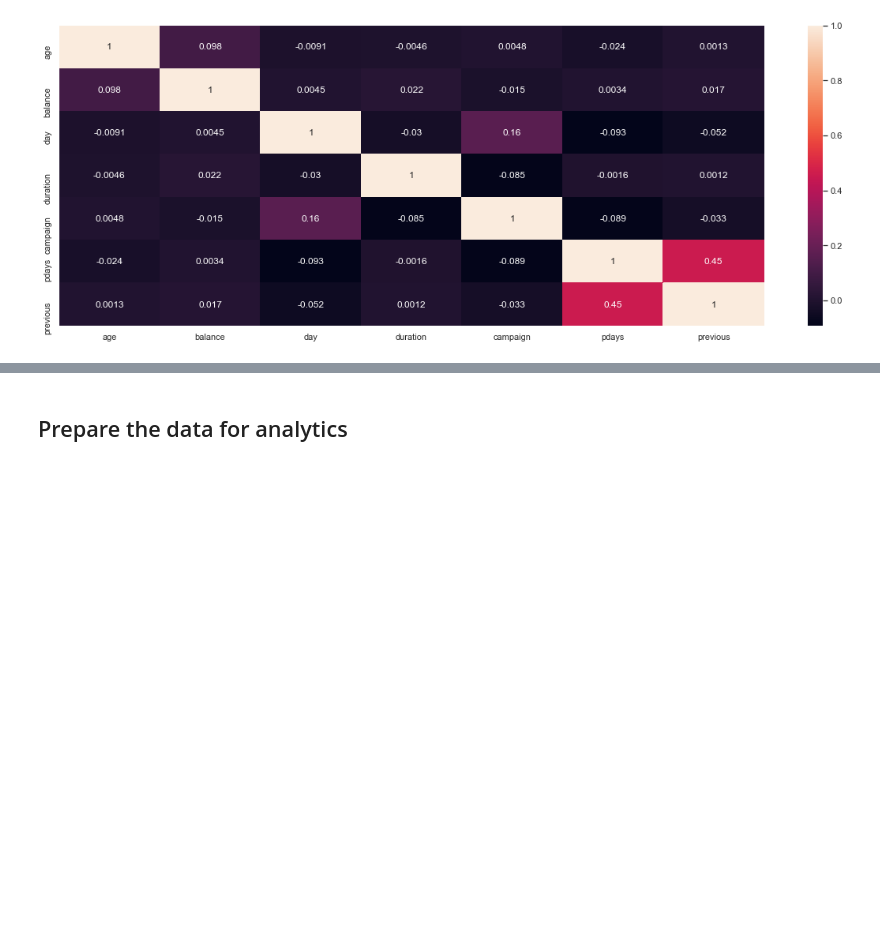
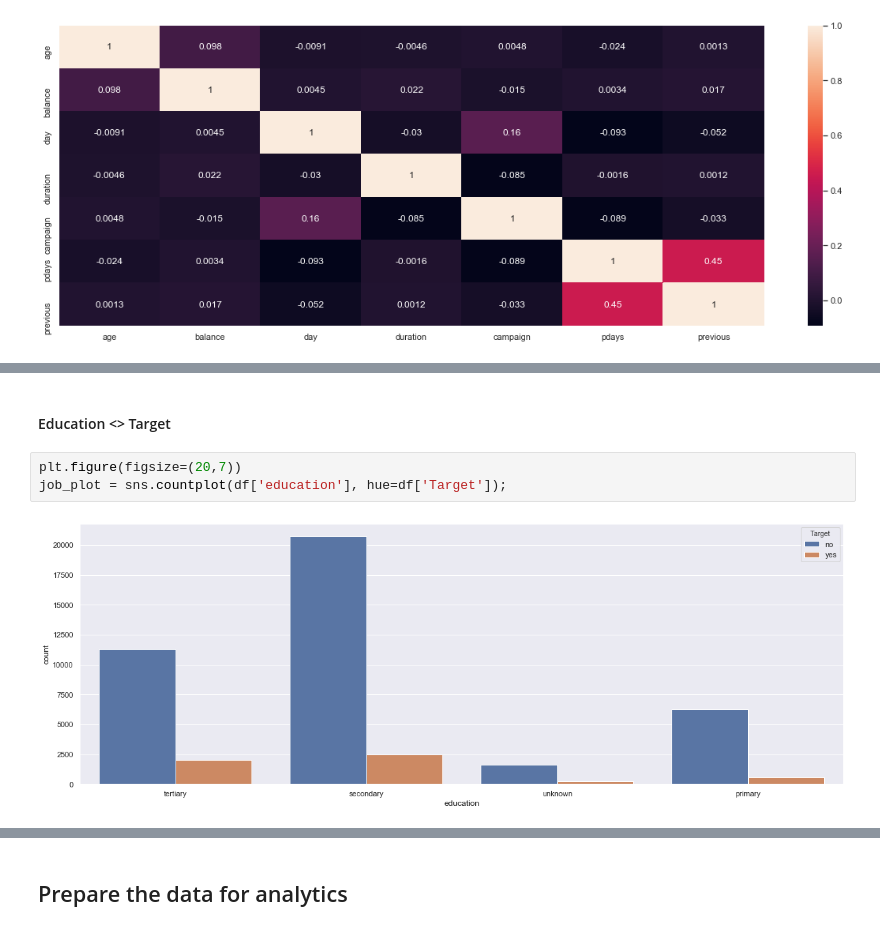
Before and after one commit to GreatLearningAIML1/gl-pgp-aiml-uta-intl-may20-otseobande, a Jupyter notebook: term-deposit-subscription-prediction/term-deposit-subscription-prediction.ipynb, the cells around one changed output, grey strips where cells are left out. Saved outputs shown, nothing was run; the diff lists cells and outputs as text; blank space fills up the shorter version.

```diff
--- a/term-deposit-subscription-prediction/term-deposit-subscription-prediction.ipynb
+++ b/term-deposit-subscription-prediction/term-deposit-subscription-prediction.ipynb
@@ -362,0 +384,7 @@ sns.heatmap(df.corr(), annot = True);
+# %% [markdown]
+#### Education <> Target
+# %%
+plt.figure(figsize=(20,7))
+job_plot = sns.countplot(df['education'], hue=df['Target']);
+# %% [output]
+[figure, added]
```
Also changed, not shown: parts of 29 cells of this notebook.
